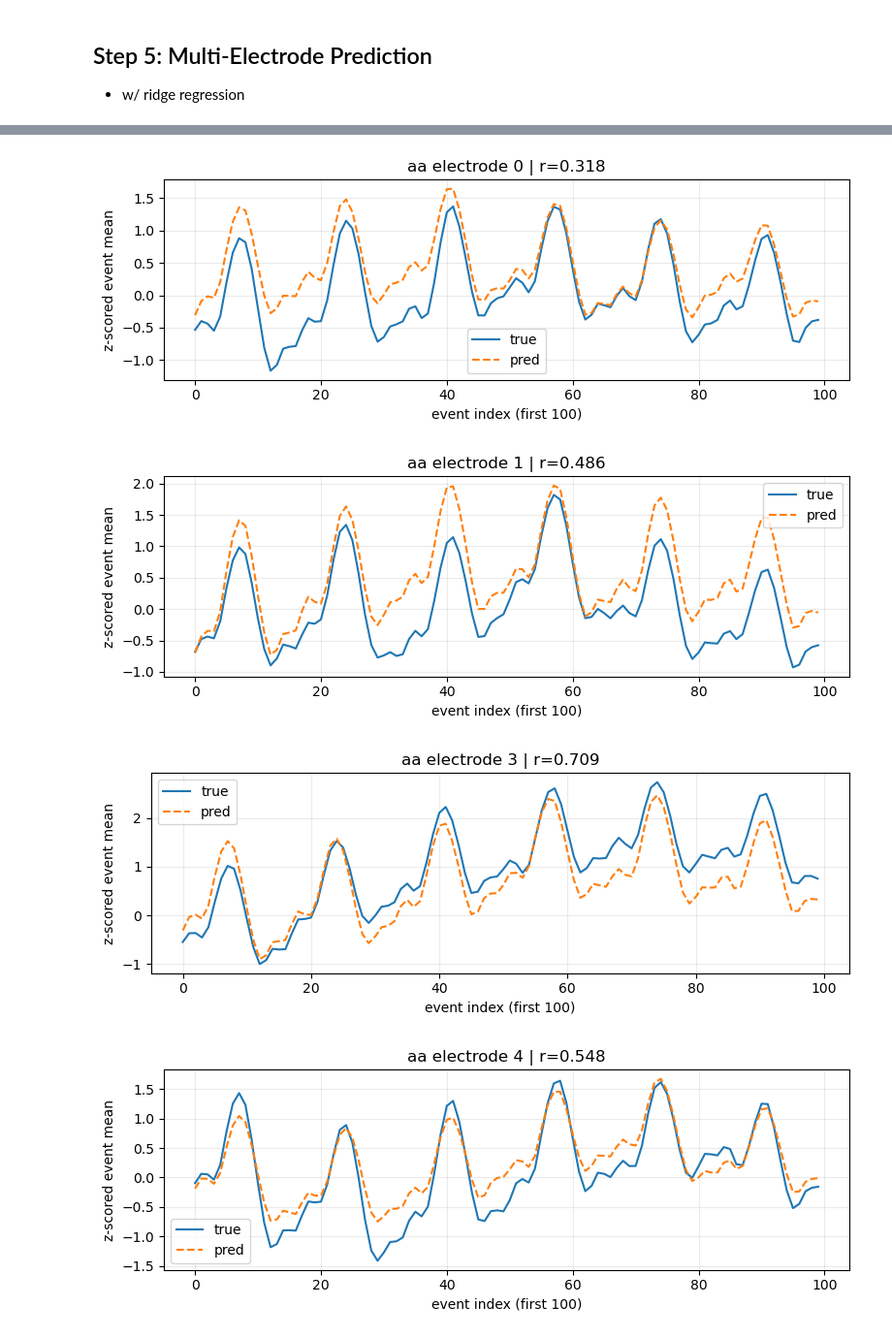
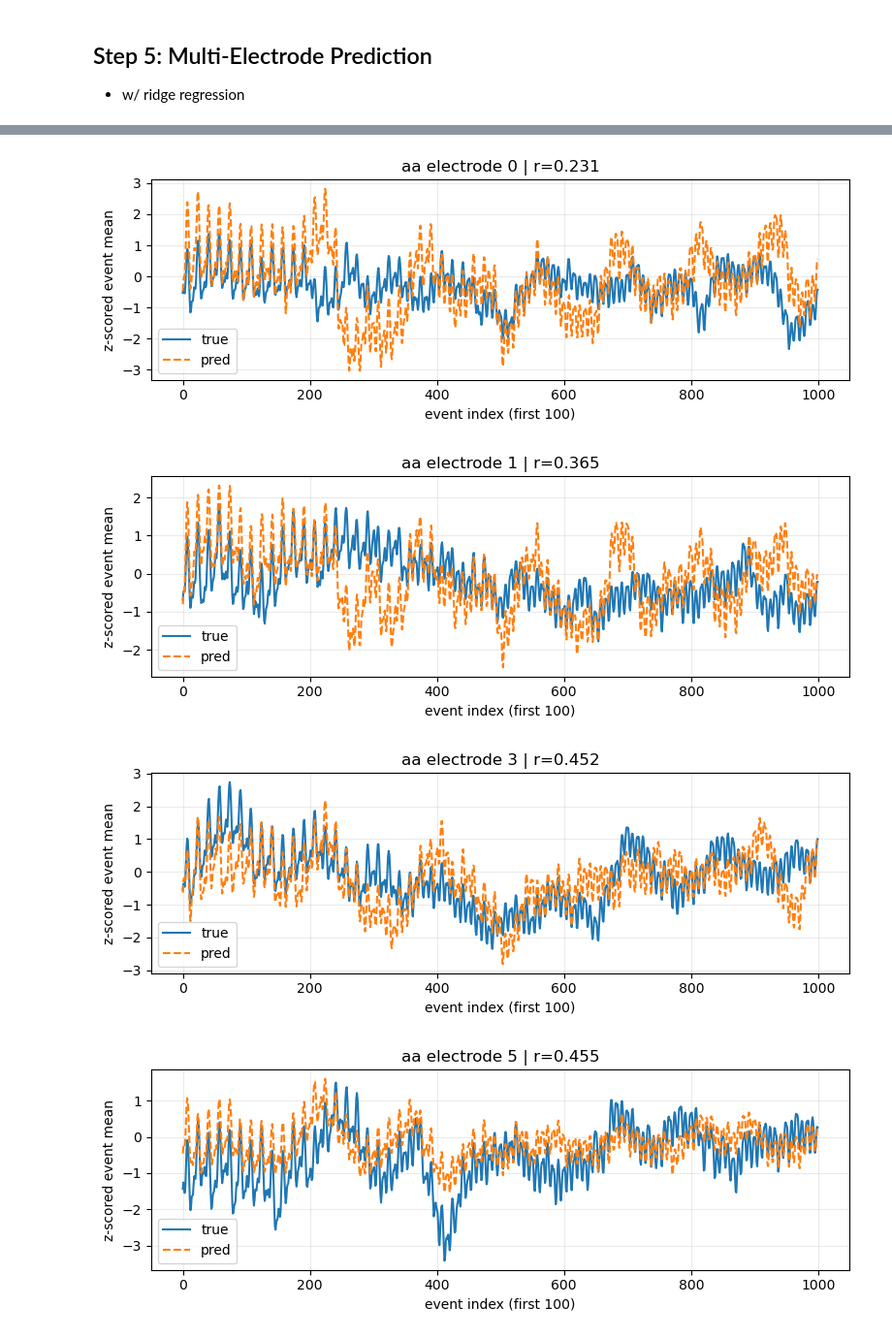
Before and after one commit to NoahWanless/SuperEeg-M467-project, a Jupyter notebook: Electrode_Correlations_CLEAN.ipynb, the cells around one changed output, grey strips where cells are left out. Shown at 97% size. Cells and saved outputs as stored; diff of their text form; code cells hidden in the pictures.

```diff
--- a/Electrode_Correlations_CLEAN.ipynb
+++ b/Electrode_Correlations_CLEAN.ipynb
@@ -13,7 +13,7 @@ from scipy.stats import pearsonr
 preprocessed_dir = Path('/Users/rustin/Documents/Big Data 567/All_Locs_MNI_and_Ecog_Preprocessed')
 raw_data_root = Path('/Users/rustin/Documents/Big Data 567/faces_basic/data')
 lambda_width = 20.0
-ridge = 1.0
+ridge = 0.0
 holdout_pid = 'aa'
 coord_round_decimals = 3
 random_seed = 7
@@ -44,7 +44,19 @@ def row_normalize(W, eps=1e-12):
     out[valid] = W[valid] / s[valid, None]
     return out
 
+from scipy.stats import spearmanr
 
+def corrcoef_cols(X):
+    X = np.asarray(X, dtype=np.float32)
+    C, _ = spearmanr(X)          # computes full electrode x electrode matrix
+    C = np.atleast_2d(C)         # edge case: if X has only 1 column, returns scalar
+    C = np.nan_to_num(C, nan=0.0, posinf=0.0, neginf=0.0)
+    C = np.clip(C, -1.0, 1.0)
+    np.fill_diagonal(C, 1.0)
+    return C.astype(np.float32)
+
+
+'''
 def corrcoef_cols(X):
     C = np.corrcoef(np.asarray(X, dtype=np.float32), rowvar=False)
     C = np.nan_to_num(C, nan=0.0, posinf=0.0, neginf=0.0)
@@ -52,7 +64,7 @@ def corrcoef_cols(X):
     np.fill_diagonal(C, 1.0)
     return C
 
-
+'''
 def fisher_z(x):
     x = np.asarray(x, dtype=np.float32)
     x = np.clip(x, -0.999999, 0.999999)
@@ -274,10 +286,9 @@ plt.show()
 # %%
 Y = subject_records[holdout_pid]['X_common']
 pooled_idx = subject_records[holdout_pid]['pooled_idx']
+n_elecs = Y.shape[1]
 
-manual_beta_local_idx = [0,1,3, 4]
-
-n_elecs = Y.shape[1]
+manual_beta_local_idx = [0, 1, 3,5, 7] #list(list(range(1, n_elecs)))  # hold out all but last electrode
 
 if len(manual_beta_local_idx) > 0:
     beta_local_idx = np.array(sorted(set(int(i) for i in manual_beta_local_idx)), dtype=int)
@@ -358,19 +370,19 @@ plt.show()
 # %%
-n_show = min(100, Y_beta_true.shape[0])
+n_show = min(1000, Y_beta_true.shape[0])
 for j in range(Y_beta_true.shape[1]):
     rj = safe_corr(Y_beta_true[:, j], Y_beta_pred[:, j])
     plt.figure(figsize=(8, 3))
     plt.plot(np.arange(n_show), Y_beta_true[:n_show, j], label='true')
     plt.plot(np.arange(n_show), Y_beta_pred[:n_show, j], label='pred', linestyle='--')
     plt.title(f'{holdout_pid} electrode {int(beta_local_idx[j])} | r={rj:.3f}')
     plt.xlabel('event index (first 100)')
     plt.ylabel('z-scored event mean')
     plt.legend()
     plt.grid(alpha=0.25)
     plt.tight_layout()
     plt.show()
 # %% [output]
-[figure, old version]
+[figure, new version]
-[figure, old version]
+[figure, new version]
-[figure, old version]
+[figure, new version]
-[figure, old version]
+[figure, new version]
```
Also changed, not shown: parts of 6 cells of this notebook.
